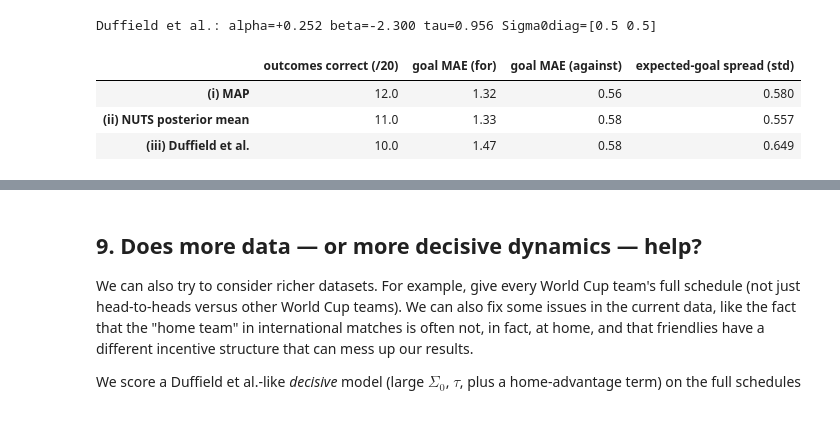
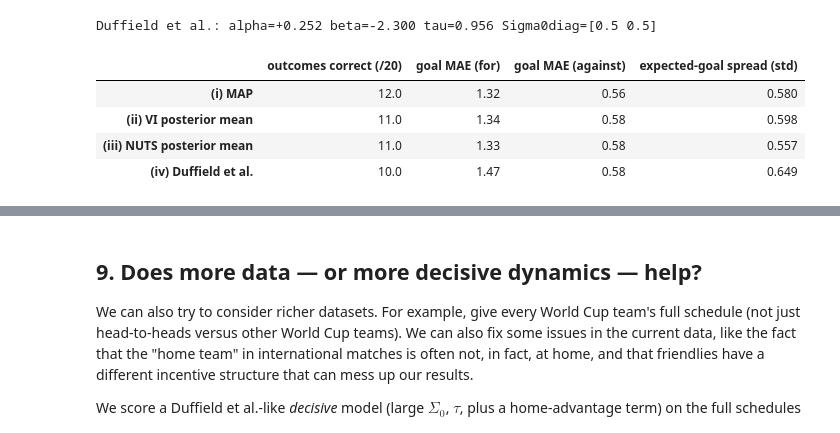
Before and after one commit to DanWaxman/dynestyx, a Jupyter notebook: docs/deep_dives/factorial_world_cup.ipynb, the cells around one changed output, grey strips where cells are left out. Saved outputs shown, nothing was run; the diff lists cells and outputs as text; code cells hidden in the pictures.

```diff
--- a/docs/deep_dives/factorial_world_cup.ipynb
+++ b/docs/deep_dives/factorial_world_cup.ipynb
@@ -483,2 +483,16 @@ There are a few different ways we can think about doing parameter estimation ---
 
 > **Note:** NUTS is pretty slow here. Yay, Bayesian stats.
+# %%
+# (ii) Variational inference: a full Gaussian posterior over theta via SVI + AutoMultivariateNormal
+# (the AutoDelta fit above returns only the MAP mode; this learns a mean + covariance). Same
+# idiomatic model, Filter outside, warm-started at the MAP; we summarise with the posterior mean.
+vi_guide = AutoMultivariateNormal(svi_model, init_loc_fn=init_to_value(values=opt_params))
+with Filter(filter_config=FactorialPFConfig(n_particles=N_OPT, crn_seed=OPT_KEY)):
+    vi_svi = SVI(svi_model, vi_guide, optax.adam(0.02), loss=Trace_ELBO())
+    vi_result = vi_svi.run(jax.random.PRNGKey(1), N_STEPS, progress_bar=False)
+vi_post = vi_guide.sample_posterior(jax.random.PRNGKey(2), vi_result.params, sample_shape=(400,))
+vi_params = {k: vi_post[k].mean(0) for k in ["mu0", "log_chol_diag", "chol_offdiag", "log_tau", "alpha", "beta"]}
+vi_fitted_model = make_model(vi_params)
+_, vst, vtau, val, vbe = natural_params(vi_params)
+print(f"VI (AutoMultivariateNormal) posterior mean: alpha={float(val):+.3f} beta={float(vbe):+.3f} "
+      f"tau={np.round(np.asarray(vtau),3)} Sigma0diag={np.round(np.diag(np.asarray(vst@vst.T)),3)}")
@@ -534,24 +550,26 @@ Duffield et al.: alpha=+0.252 beta=-2.300 tau=0.956 Sigma0diag=[0.5 0.5]
 # %%
 results = {
     "(i) MAP": res_mle,
-    "(ii) NUTS posterior mean": online_eval(nuts_fitted_model),
-    "(iii) Duffield et al.": online_eval(dpr_fitted_model),
+    "(ii) VI posterior mean": online_eval(vi_fitted_model),
+    "(iii) NUTS posterior mean": online_eval(nuts_fitted_model),
+    "(iv) Duffield et al.": online_eval(dpr_fitted_model),
 }
 summary = pd.DataFrame(
     {
         name: {
             "outcomes correct (/20)": r["n_correct"],
             "goal MAE (for)": round(r["mae_for"], 2),
             "goal MAE (against)": round(r["mae_against"], 2),
             "expected-goal spread (std)": round(r["ef_std"], 3),
         }
         for name, r in results.items()
     }
 ).T
 summary
 # %% [output]
 |  | outcomes correct (/20) | goal MAE (for) | goal MAE (against) | expected-goal spread (std) |
 | (i) MAP | 12.0 | 1.32 | 0.56 | 0.580 |
-| (ii) NUTS posterior mean | 11.0 | 1.33 | 0.58 | 0.557 |
-| (iii) Duffield et al. | 10.0 | 1.47 | 0.58 | 0.649 |
+| (ii) VI posterior mean | 11.0 | 1.34 | 0.58 | 0.598 |
+| (iii) NUTS posterior mean | 11.0 | 1.33 | 0.58 | 0.557 |
+| (iv) Duffield et al. | 10.0 | 1.47 | 0.58 | 0.649 |
 # %%
```
Also changed, not shown: parts of 8 cells of this notebook.
